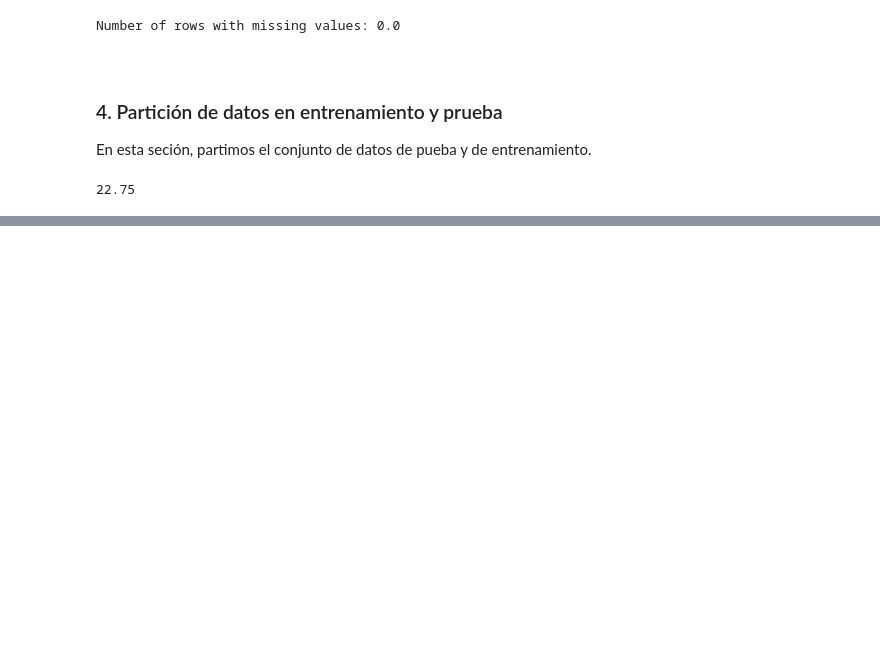
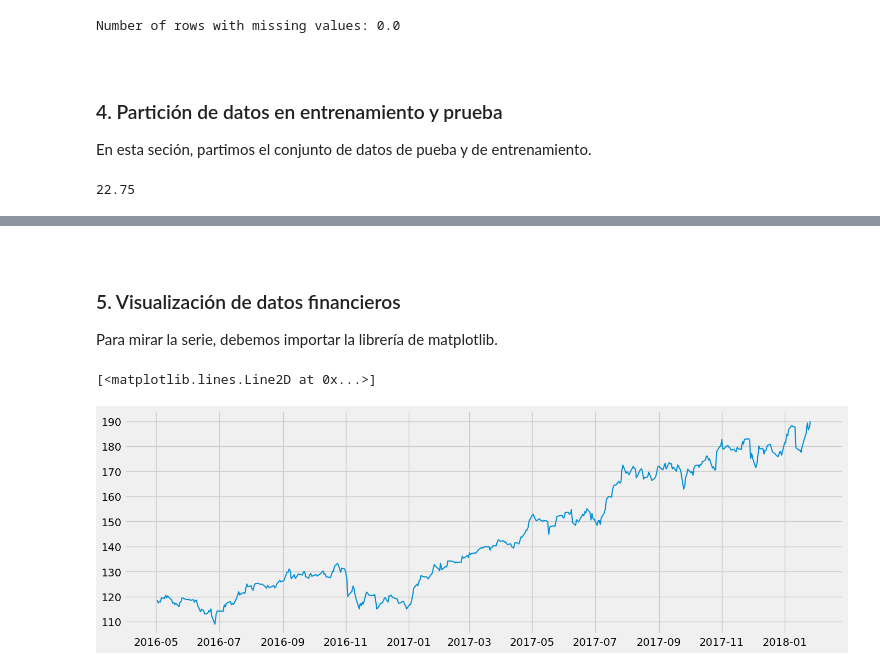
Before and after one commit to christiansakerb/Forecast_Series_Financieras_Yahoo, a Jupyter notebook: RandomForest.ipynb, the cells around one changed output, grey strips where cells are left out. Drawn from its saved outputs; the diff is of its cells as text; code cells hidden in the pictures; blank space fills up the shorter version.

```diff
--- a/RandomForest.ipynb
+++ b/RandomForest.ipynb
@@ -165,0 +169,13 @@ date_test = dataindex[-steps:]
+# %% [markdown]
+<a id="4"></a> <br>
+### 5. Visualización de datos financieros
+
+Para mirar la serie, debemos importar la librería de matplotlib.
+# %%
+#Una vez llamada la librería, graficamos la serie dt.
+import matplotlib.pyplot as plt
+plt.figure(figsize=(15,5))
+plt.plot(df)
+# %% [output]
+[<matplotlib.lines.Line2D at 0x...>]
+[figure, added]
```
Also changed, not shown: parts of 9 cells of this notebook.
